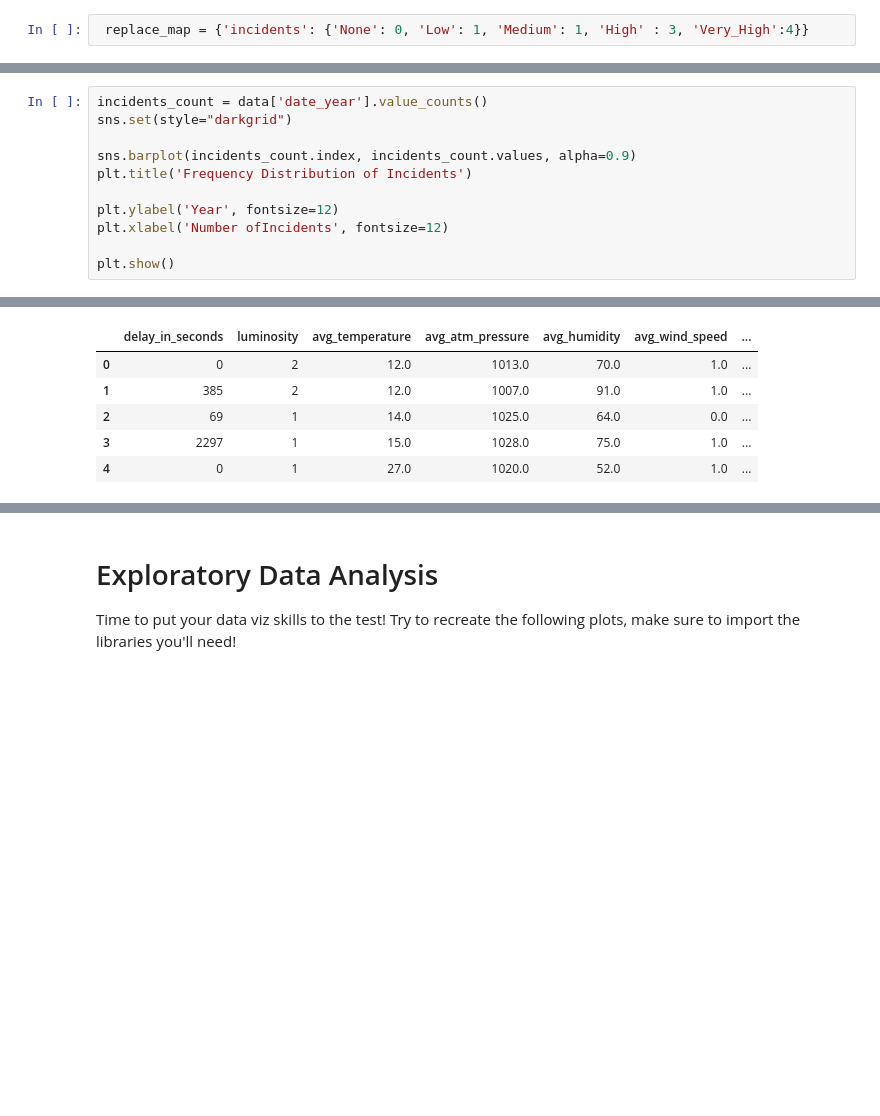
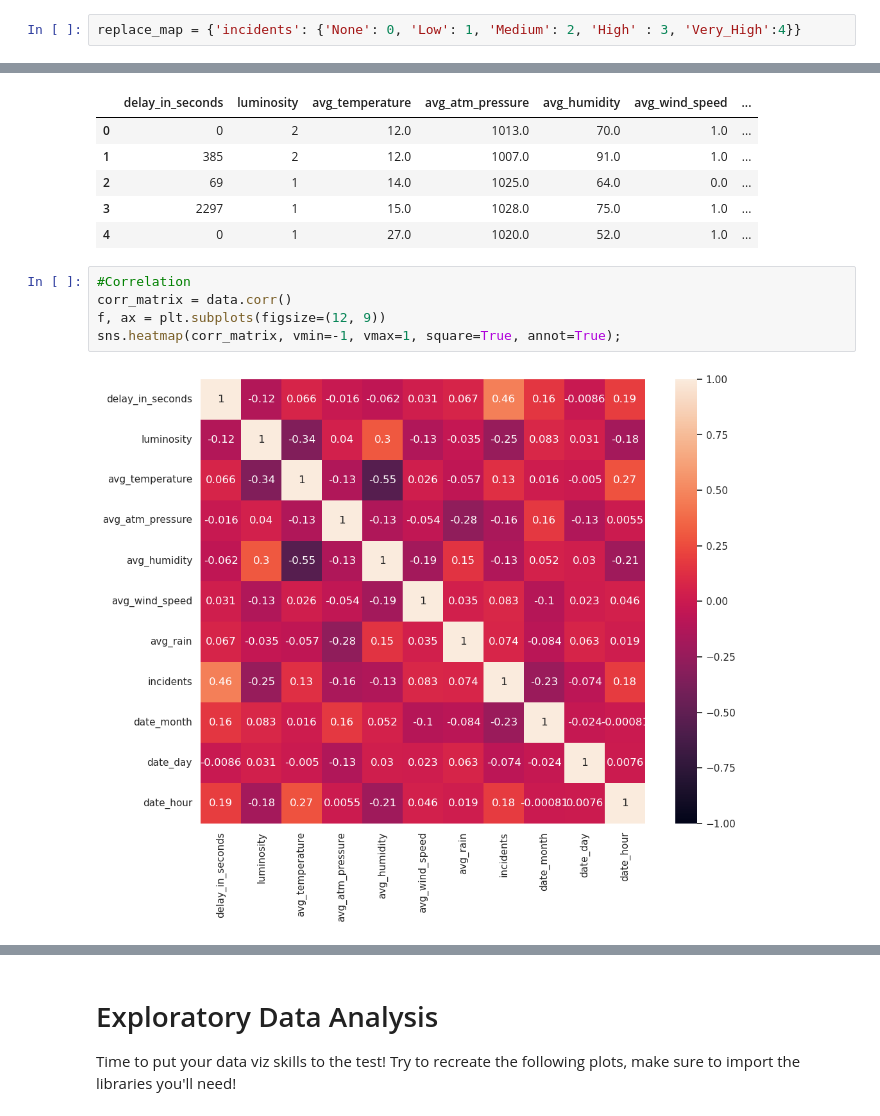
Before and after one commit to MiguelFernandes13/daa, a Jupyter notebook: competicao/incidents.ipynb, the cells around one changed output, grey strips where cells are left out. Saved outputs shown, nothing was run; the diff lists cells and outputs as text; blank space fills up the shorter version.

```diff
--- a/competicao/incidents.ipynb
+++ b/competicao/incidents.ipynb
@@ -127,7 +127,7 @@ plt.show()
 # %% [output]
 [figure]
 # %%
- replace_map = {'incidents': {'None': 0, 'Low': 1, 'Medium': 1, 'High' : 3, 'Very_High':4}}
+replace_map = {'incidents': {'None': 0, 'Low': 1, 'Medium': 2, 'High' : 3, 'Very_High':4}}
 # %%
 data.replace(replace_map, inplace = True)
 data.head()
@@ -214,14 +232,3 @@ data.head()
 | 2 | 69 | 1 | 14.0 | 1025.0 | 64.0 | 0.0 | ... |
 | 3 | 2297 | 1 | 15.0 | 1028.0 | 75.0 | 1.0 | ... |
 | 4 | 0 | 1 | 27.0 | 1020.0 | 52.0 | 1.0 | ... |
-# %%
-incidents_count = data['date_year'].value_counts()
-sns.set(style="darkgrid")
-
-sns.barplot(incidents_count.index, incidents_count.values, alpha=0.9)
-plt.title('Frequency Distribution of Incidents')
-
-plt.ylabel('Year', fontsize=12)
-plt.xlabel('Number ofIncidents', fontsize=12)
-
-plt.show()
@@ -238,3 +247,10 @@ data.head()
 | 2 | 69 | 1 | 14.0 | 1025.0 | 64.0 | 0.0 | ... |
 | 3 | 2297 | 1 | 15.0 | 1028.0 | 75.0 | 1.0 | ... |
 | 4 | 0 | 1 | 27.0 | 1020.0 | 52.0 | 1.0 | ... |
+# %%
+#Correlation
+corr_matrix = data.corr()
+f, ax = plt.subplots(figsize=(12, 9))
+sns.heatmap(corr_matrix, vmin=-1, vmax=1, square=True, annot=True);
+# %% [output]
+[figure, added]
```
Also changed, not shown: parts of 34 cells of this notebook.
